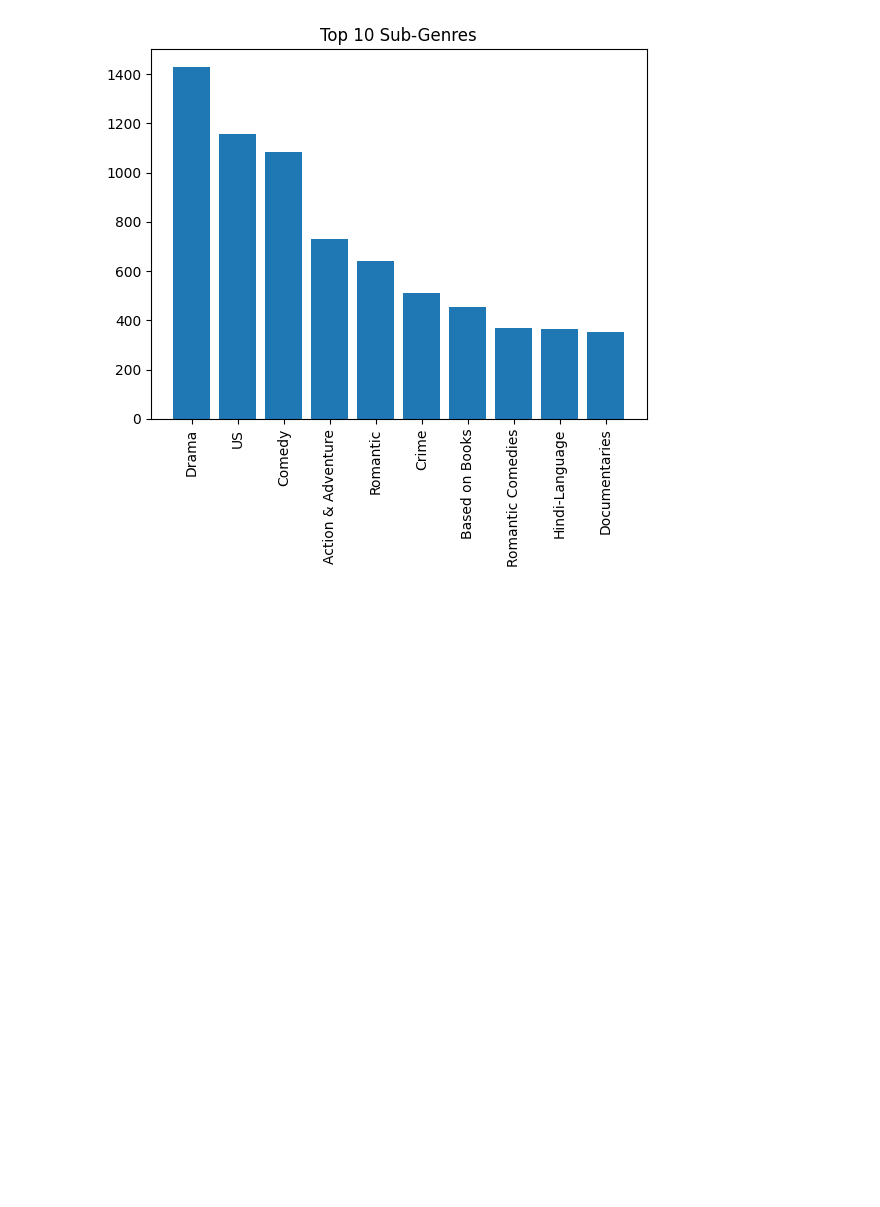
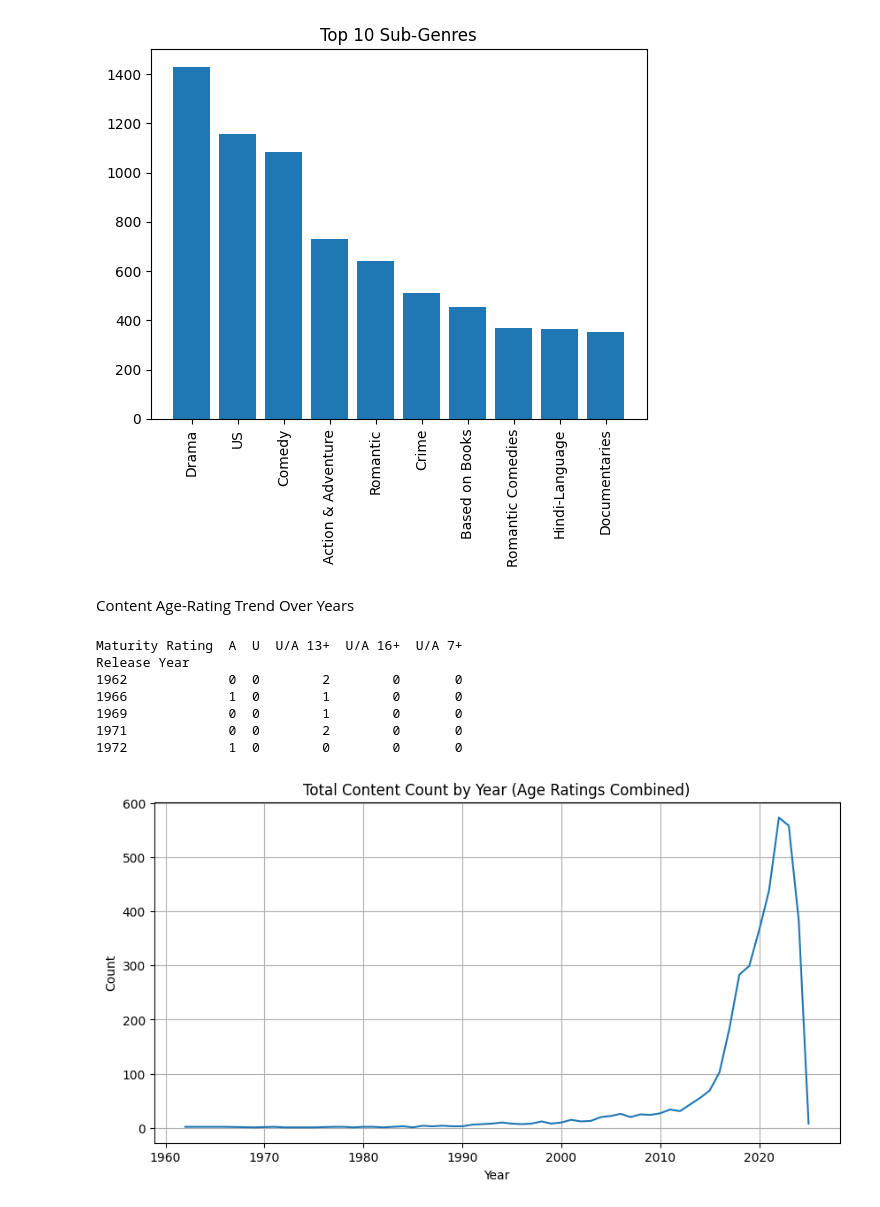
Before and after one commit to ameena0726-ops/Netflix-Analysis, a Jupyter notebook: Netflix_Content_Genre (1).ipynb, the cells around one changed output. Drawn from its saved outputs; the diff is of its cells as text; code cells hidden in the pictures; blank space fills up the shorter version.

Commit message:
Visualized age-rating distribution over release years using Pandas crosstab and Matplotlib

```diff
--- a/Netflix_Content_Genre (1).ipynb
+++ b/Netflix_Content_Genre (1).ipynb
@@ -543,3 +543,26 @@ Hindi-Language         367
 Documentaries          352
 Name: count, dtype: int64
 [figure]
+# %% [markdown]
+Content Age-Rating Trend Over Years
+# %%
+ct = pd.crosstab(df['Release Year'], df['Maturity Rating'])
+
+print(ct.head())
+
+plt.figure(figsize=(10,5))
+plt.plot(ct.index, ct.sum(axis=1))
+plt.title("Total Content Count by Year (Age Ratings Combined)")
+plt.xlabel("Year")
+plt.ylabel("Count")
+plt.grid(True)
+plt.show()
+# %% [output]
+Maturity Rating  A  U  U/A 13+  U/A 16+  U/A 7+
+Release Year
+1962             0  0        2        0       0
+1966             1  0        1        0       0
+1969             0  0        1        0       0
+1971             0  0        2        0       0
+1972             1  0        0        0       0
+[figure, added]
```
